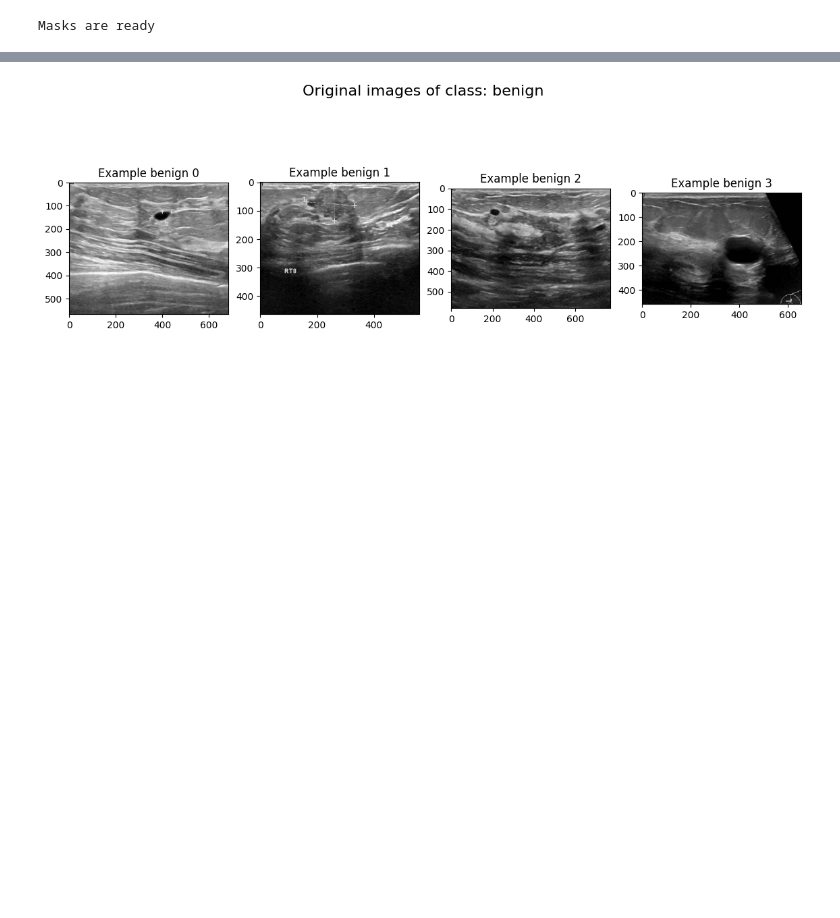
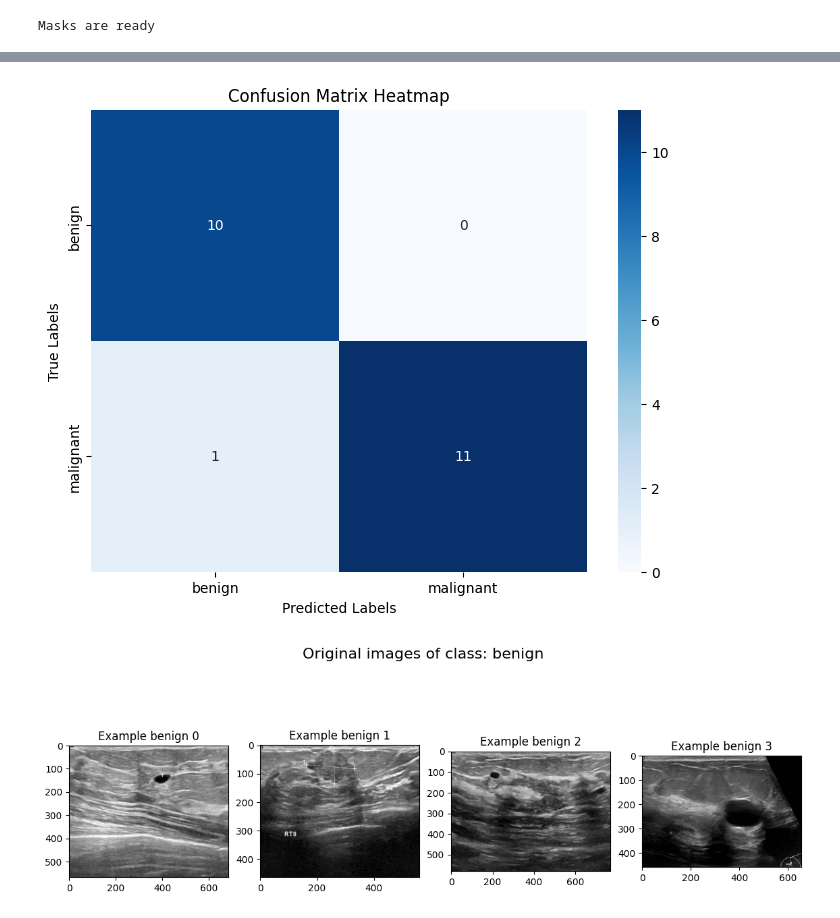
Before and after one commit to SergeyAkh/Breast-Cancer, a Jupyter notebook: Breast Cancer.ipynb, the cells around one changed output, grey strips where cells are left out. Drawn from its saved outputs; the diff is of its cells as text; code cells hidden in the pictures; blank space fills up the shorter version.

```diff
--- a/Breast Cancer.ipynb
+++ b/Breast Cancer.ipynb
@@ -585,0 +773,9 @@ Masks are ready
+# %%
+import torchvision.models.detection as detection
+
+# Load a pre-trained Faster R-CNN model
+model = detection.fasterrcnn_resnet50_fpn(pretrained=True)
+
+# Modify the classifier to fit your dataset (3 classes + background)
+in_features = model.roi_heads.box_predictor.cls_score.in_features
+model.roi_heads.box_predictor = detection.faster_rcnn.FastRCNNPredictor(in_features, num_classes=3)
@@ -585,0 +868,30 @@ Masks are ready
+# %%
+def test_data_evaluetion(model, dataloader,iou_threshold, score_threshold):
+
+    running_accuracy = 0.0
+    # Example evaluation loop (you can adjust for your test dataset)
+    N = len(dataloader)
+    y_true_list = []
+    y_pred_list = []
+    with torch.no_grad():
+        with tqdm(enumerate(dataloader), total=N) as pbar:
+
+            for idx, (images, targets) in pbar:
+                if idx >= N:
+                    break  # Stop after processing N batches
+                images = [image.to(device) for image in images]
+                targets = [{k: v.to(device) for k, v in t.items()} for t in targets]
+
+                prediction = model(images)
+                try:
+                    accuracy, y_true, y_pred = calculate_accuracy(prediction, targets, iou_threshold=iou_threshold, score_threshold=score_threshold)
+                except Exception as e:
+                    print("ind",idx)
+                    print("targets",targets)
+                    print("predictions:", prediction)
+                    raise e
+                running_accuracy += accuracy
+                y_true_list += y_true
+                y_pred_list += y_pred
+    avg_accuracy = running_accuracy / len(dataloader)
+    return avg_accuracy, y_true_list, y_pred_list
@@ -586,3 +977,7 @@ Masks are ready
+# %%
+plot_confusion_matrix(y_true, y_pred, class_names_step_two)
+# %% [output]
+[figure, added]
 # %%
 def show_some_images(path, class_name, augmented = False, name_table = "Original"):
     """
```
Also changed, not shown: parts of 25 cells of this notebook.
